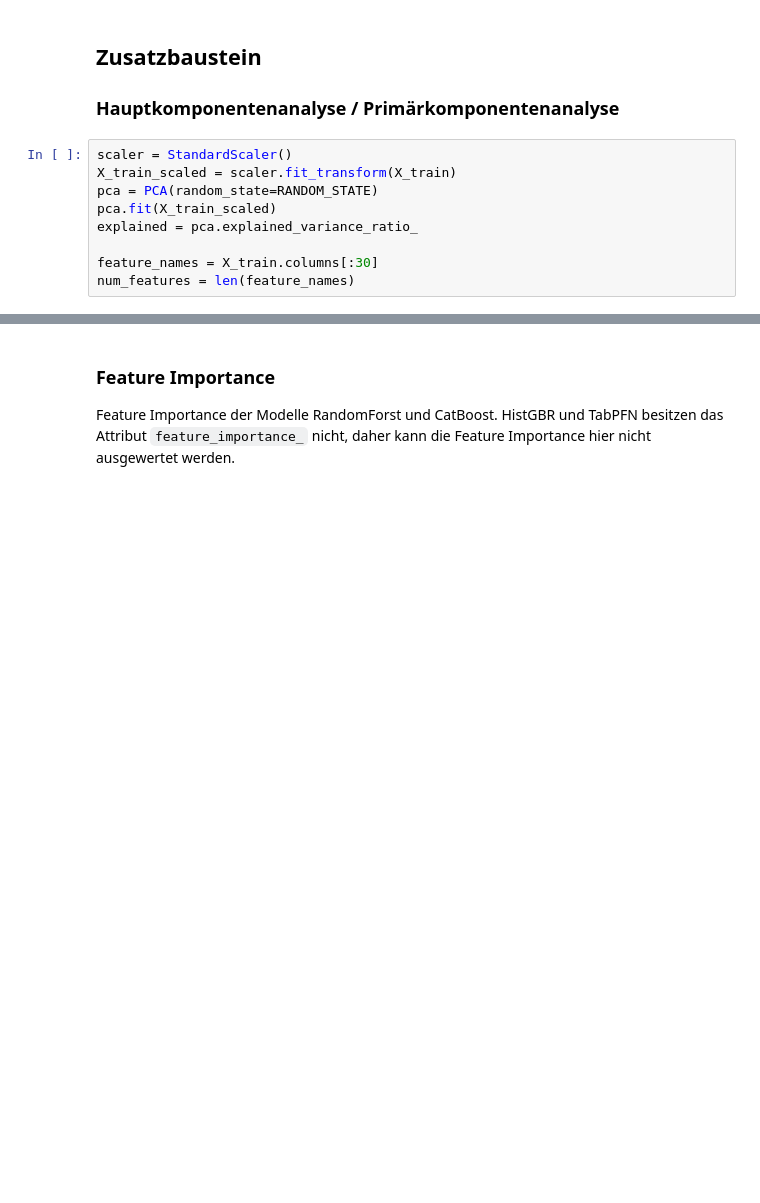
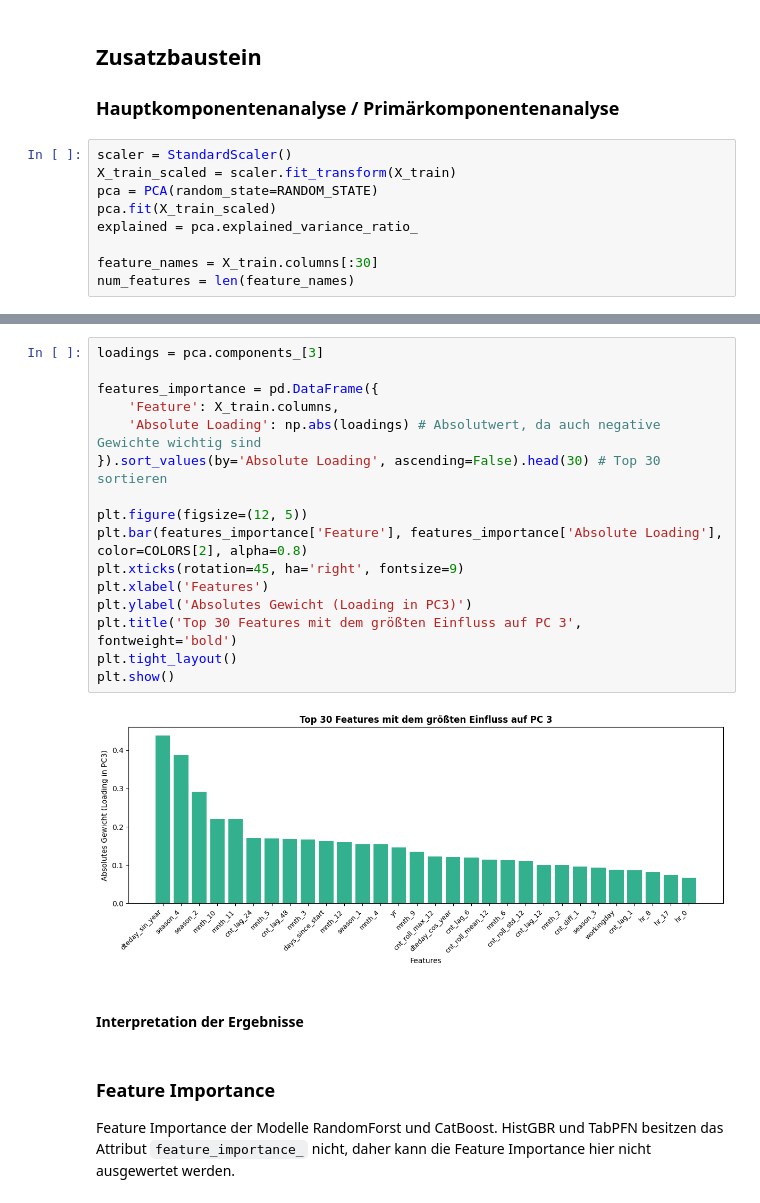
Before and after one commit to JR2909/DSKI-KI-ML-Project, a Jupyter notebook: code/prediction.ipynb, the cells around one changed output, grey strips where cells are left out. Cells and saved outputs as stored; diff of their text form; blank space fills up the shorter version.

```diff
--- a/code/prediction.ipynb
+++ b/code/prediction.ipynb
@@ -655,3 +689,23 @@ plt.show()
+# %%
+loadings = pca.components_[3]
+
+features_importance = pd.DataFrame({
+    'Feature': X_train.columns,
+    'Absolute Loading': np.abs(loadings) # Absolutwert, da auch negative Gewichte wichtig sind
+}).sort_values(by='Absolute Loading', ascending=False).head(30) # Top 30 sortieren
+
+plt.figure(figsize=(12, 5))
+plt.bar(features_importance['Feature'], features_importance['Absolute Loading'], color=COLORS[2], alpha=0.8)
+plt.xticks(rotation=45, ha='right', fontsize=9)
+plt.xlabel('Features')
+plt.ylabel('Absolutes Gewicht (Loading in PC3)')
+plt.title('Top 30 Features mit dem größten Einfluss auf PC 3', fontweight='bold')
+plt.tight_layout()
+plt.show()
+# %% [output]
+[figure, added]
+# %% [markdown]
+#### Interpretation der Ergebnisse
 # %% [markdown]
 ### Feature Importance
 Feature Importance der Modelle RandomForst und CatBoost. HistGBR und TabPFN besitzen das Attribut `feature_importance_` nicht, daher kann die Feature Importance hier nicht ausgewertet werden.
```
Also changed, not shown: parts of 11 cells of this notebook, 12 other files.
